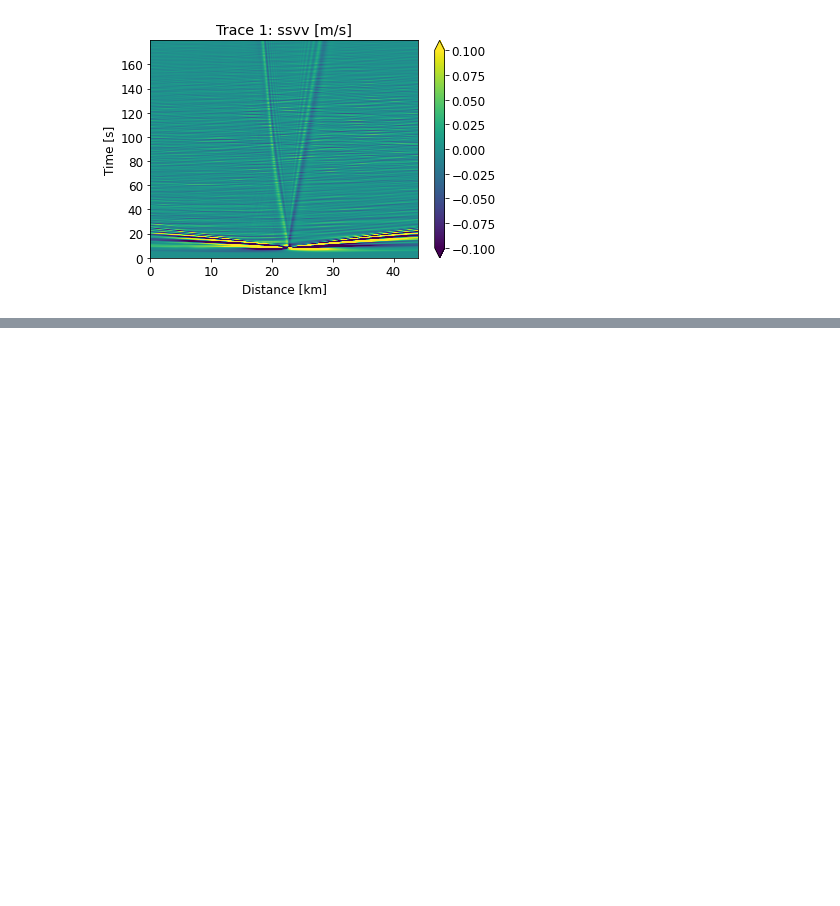
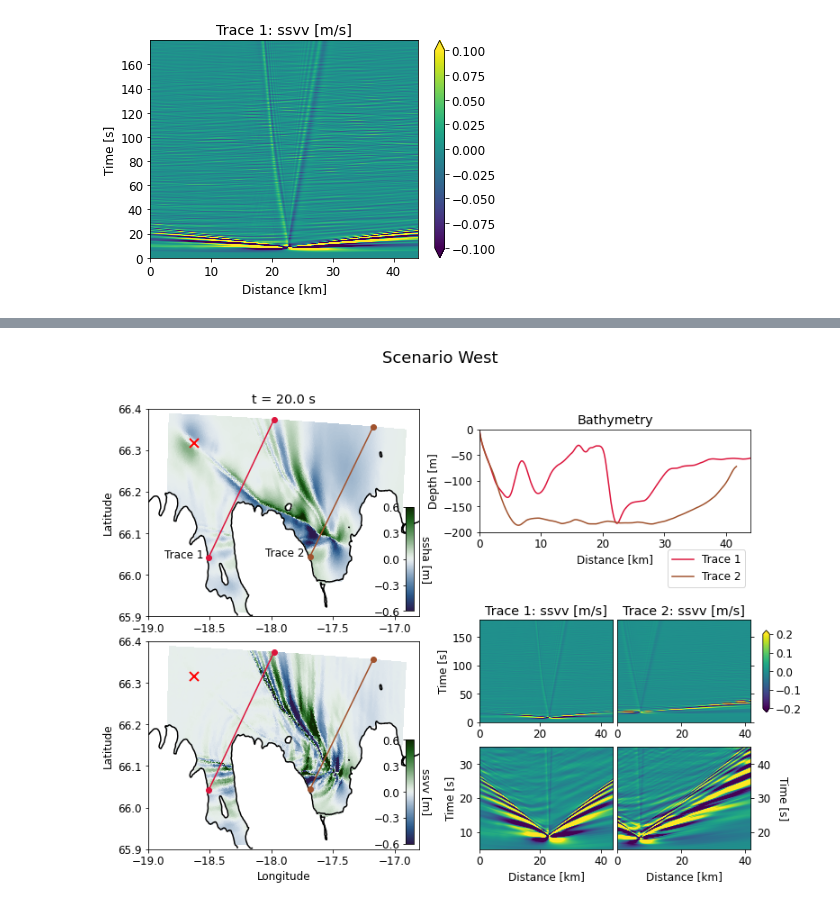
Before and after one commit to fabian-kutschera/Scripts4Processing, a Jupyter notebook: post_plotting/cross-section_from_receivers-combined-figure.ipynb, the cells around one changed output, grey strips where cells are left out. Saved outputs shown, nothing was run; the diff lists cells and outputs as text; code cells hidden in the pictures; blank space fills up the shorter version.

Commit message:
extensive work on Notebook and upload combined figures

```diff
--- a/post_plotting/cross-section_from_receivers-combined-figure.ipynb
+++ b/post_plotting/cross-section_from_receivers-combined-figure.ipynb
@@ -121,6 +131,7 @@ def plot_ssvv(ax,xdmfFilename,timestep,barcolor):
     xyz = sx.ReadGeometry() # load geometry array as a numpy array of shape
     connect = sx.ReadConnect() # load connectivity array as a numpy array of shape
     U = sx.ReadData("v3", timestep)
+    print("Maximum ssvv = {}".format(max(U)))
     XYZcenters0 = (xyz[connect[:, 0], :] + xyz[connect[:, 1], :] + xyz[connect[:, 2], :]) / 3.0
     Zcenters0 = abs(XYZcenters0[:, 2])
     U = U[Zcenters0 < 0.001]
@@ -132,7 +143,7 @@ def plot_ssvv(ax,xdmfFilename,timestep,barcolor):
     x1, x2, y1, y2 = -19.0, -16.8, 65.9, 66.4 #Iceland
     ax.set_xlim(x1,x2)
     ax.set_xticks(np.arange(x1,x2, step=0.5))
-    ax.set_title("t = {} s".format(timestep*dt))
+    #ax.set_title("t = {} s".format(timestep*dt))
     ax.set_ylim(y1,y2)
 
     if barcolor==True:
@@ -333 +312,6 @@ plt.show()
+# %%
+bathy_trace1 = pd.read_csv("/import/freenas-m-05-seissol/kutschera/HIWI/Scripts/Github/GMT/Iceland/BathymetryProfiles/bathy_profile1.dat",
+                 sep="\t", names=["x1","x2","x3","Bathymetry"])
+bathy_trace2 = pd.read_csv("/import/freenas-m-05-seissol/kutschera/HIWI/Scripts/Github/GMT/Iceland/BathymetryProfiles/bathy_profile2.dat",
+                 sep="\t", names=["x1","x2","x3","Bathymetry"])
 # %% [markdown]
@@ -385,0 +319,87 @@ Text(0.5, 1.0, 'Trace 2: ssvv [m/s]')
+# %%
+cmap = matplotlib.cm.get_cmap("viridis").copy()
+fig = plt.figure(figsize=(12,9))
+fig.suptitle('Scenario {}'.format(label), fontsize=18)
+gs = gridspec.GridSpec(21,22)
+vmin=-0.2
+vmax=0.2
+
+# SSHA
+ax1 = fig.add_subplot(gs[0:10,0:10])
+plot_ssha(ax1,directory+xdmfFilename,20,True)
+ax1.plot([trace1_min_lon, trace1_max_lon], [trace1_min_lat, trace1_max_lat], 'o', color="crimson", linestyle="solid")
+ax1.plot([trace2_min_lon, trace2_max_lon], [trace2_min_lat, trace2_max_lat], 'o', color="sienna", linestyle="solid")
+ax1.set_ylabel("Latitude")
+ax1.text(x=trace1_min_lon-0.36, y=trace1_min_lat, s="Trace 1")
+ax1.text(x=trace2_min_lon-0.36, y=trace2_min_lat, s="Trace 2")
+ax1.plot(hypo_lon, hypo_lat, 'x', markersize=10, color='red', markeredgewidth=2)
+
+# BATHY 1
+ax2 = fig.add_subplot(gs[1:6,12:22])
+ax2.plot(distance_trace1,bathy_trace1.Bathymetry, label="Trace 1", color="crimson")
+ax2.plot(distance_trace2,bathy_trace2.Bathymetry,label="Trace 2", color="sienna")
+ax2.set_xlim(0, max(max(distance_trace1), max(distance_trace2)))
+ax2.set_ylim(-200,0)
+ax2.set_xlabel("Distance [km]")
+ax2.set_ylabel("Depth [m]")
+ax2.set_title("Bathymetry")
+ax2.legend(loc="upper right", bbox_to_anchor=(1,-0.12))
+
+# SSVV
+ax4 = fig.add_subplot(gs[11:21,0:10])
+plot_ssvv(ax4,directory+xdmfFilename,20,True)
+ax4.plot([trace1_min_lon, trace1_max_lon], [trace1_min_lat, trace1_max_lat], 'o', color="crimson", linestyle="solid")
+ax4.plot([trace2_min_lon, trace2_max_lon], [trace2_min_lat, trace2_max_lat], 'o', color="sienna", linestyle="solid")
+ax4.set_xlabel("Longitude")
+ax4.set_ylabel("Latitude")
+ax4.plot(hypo_lon, hypo_lat, 'x', color='red', markersize=10, markeredgewidth=2)
+
+# STACK 1
+ax5 = fig.add_subplot(gs[10:15,12:17])
+ax5.imshow(SSVV_trace1, extent=[distance_trace1[0], distance_trace1[-1], time_array[0], time_array[-1]],
+           origin='lower', aspect='auto', vmin=vmin, vmax=vmax, cmap=cmap)
+ax5.set_ylabel("Time [s]")
+ax5.set_title("Trace 1: ssvv [m/s]")
+
+# STACK 2
+ax6 = fig.add_subplot(gs[10:15,17:22])
+im = ax6.imshow(SSVV_trace2, extent=[distance_trace2[0], distance_trace2[-1], time_array[0], time_array[-1]],
+           origin='lower', aspect='auto', vmin=vmin, vmax=vmax, cmap=cmap)
+ax6.set_title("Trace 2: ssvv [m/s]")
+ax6.yaxis.tick_right()
+ax6.axes.yaxis.set_ticklabels([])
+cbaxes = inset_axes(parent_axes=ax6, width="5%", height="80%", loc='center left',
+                    bbox_to_anchor=(1.05, 0.0, 1, 1), bbox_transform=ax6.transAxes)
+cbar = plt.colorbar(im, cax=cbaxes, ticks=[vmin,vmin/2,0.0,vmax/2,vmax], extend="both")
+
+# STACK 1 zoom
+ax7 = fig.add_subplot(gs[16:21,12:17])
+ax7.imshow(SSVV_trace1, extent=[distance_trace1[0], distance_trace1[-1], time_array[0], time_array[-1]],
+           origin='lower', aspect='auto', vmin=vmin, vmax=vmax, cmap=cmap)
+ax7.set_xlabel("Distance [km]")
+ax7.set_ylabel("Time [s]")
+if (label == "West"):
+    ax7.set_ylim(5,35)
+elif (label == "Middle"):
+    ax7.set_ylim(5,35)
+elif (label == "East"):
+    ax7.set_ylim(15,45)
+
+# STACK 2 zoom
+ax8 = fig.add_subplot(gs[16:21,17:22])
+ax8.imshow(SSVV_trace2, extent=[distance_trace2[0], distance_trace2[-1], time_array[0], time_array[-1]],
+           origin='lower', aspect='auto', vmin=vmin, vmax=vmax, cmap=cmap)
+ax8.set_xlabel("Distance [km]")
+ax8.set_ylabel("Time [s]", rotation=270, labelpad=20)
+ax8.yaxis.tick_right()
+ax8.yaxis.set_label_position("right")
+if (label == "West"):
+    ax8.set_ylim(15,45)
+elif (label == "Middle"):
+    ax8.set_ylim(5,35)
+elif (label == "East"):
+    ax8.set_ylim(5,35)
+
+fig.savefig("Scenarios_{}.png".format(label), dpi=300)
+plt.show()
+# %% [output]
@@ -385,0 +408 @@ Text(0.5, 1.0, 'Trace 2: ssvv [m/s]')
+[figure, added]
```
Also changed, not shown: parts of 15 cells of this notebook, 6 other files.
